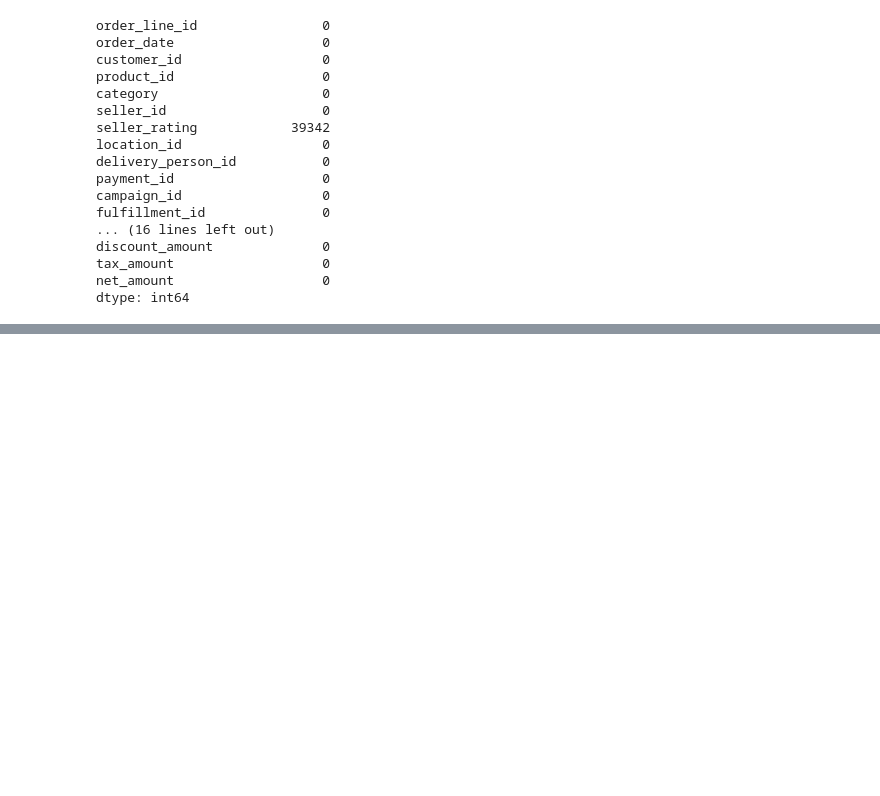
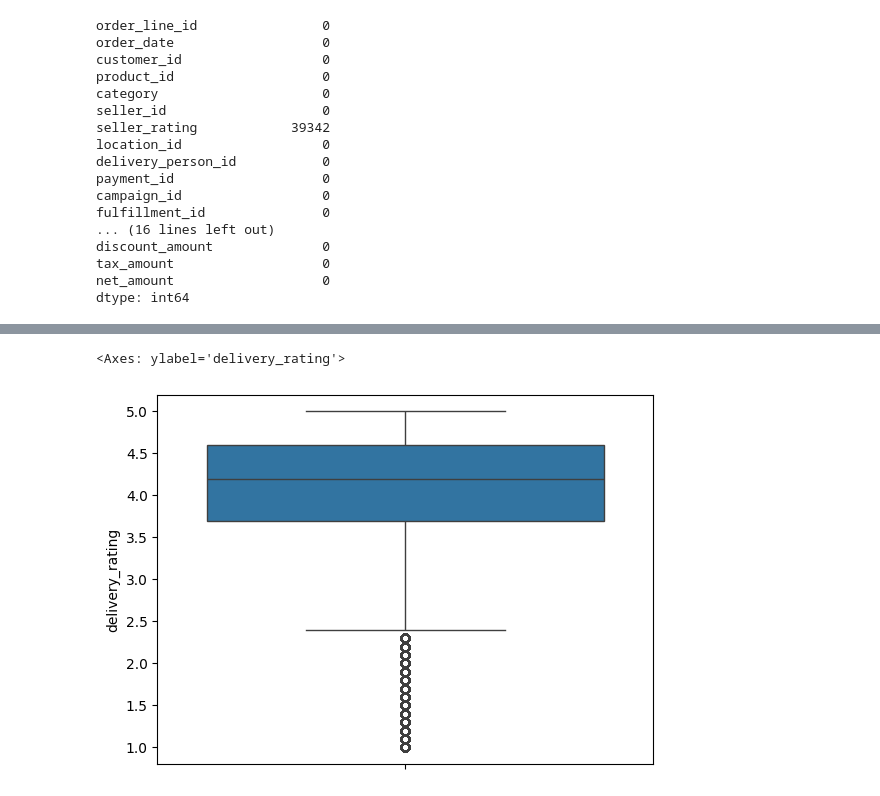
Before and after one commit to BhupathiTharun/Supply-chain-data-warehouse, a Jupyter notebook: data_cleaning.ipynb, the cells around one changed output, grey strips where cells are left out. Cells and saved outputs as stored; diff of their text form; code cells hidden in the pictures; blank space fills up the shorter version.

```diff
--- a/data_cleaning.ipynb
+++ b/data_cleaning.ipynb
@@ -103,0 +125,10 @@ dtype: int64
+# %%
+# filling seller_rating with mean
+df['seller_rating']=df['seller_rating'].fillna(df['seller_rating'].mean())
+# %%
+#delivery_rating
+
+sns.boxplot(data=df,y='delivery_rating')
+# %% [output]
+<Axes: ylabel='delivery_rating'>
+[figure, added]
```
Also changed, not shown: parts of 12 cells of this notebook.
